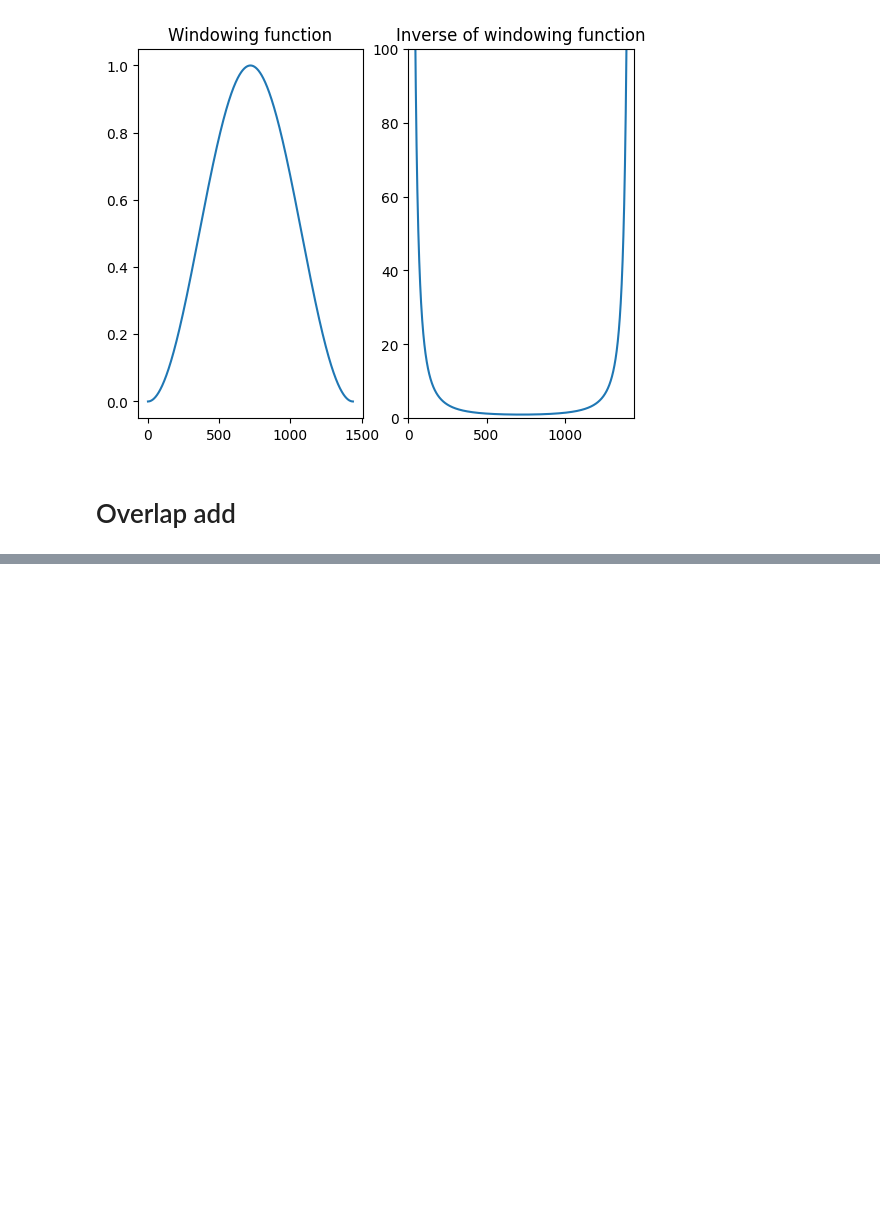
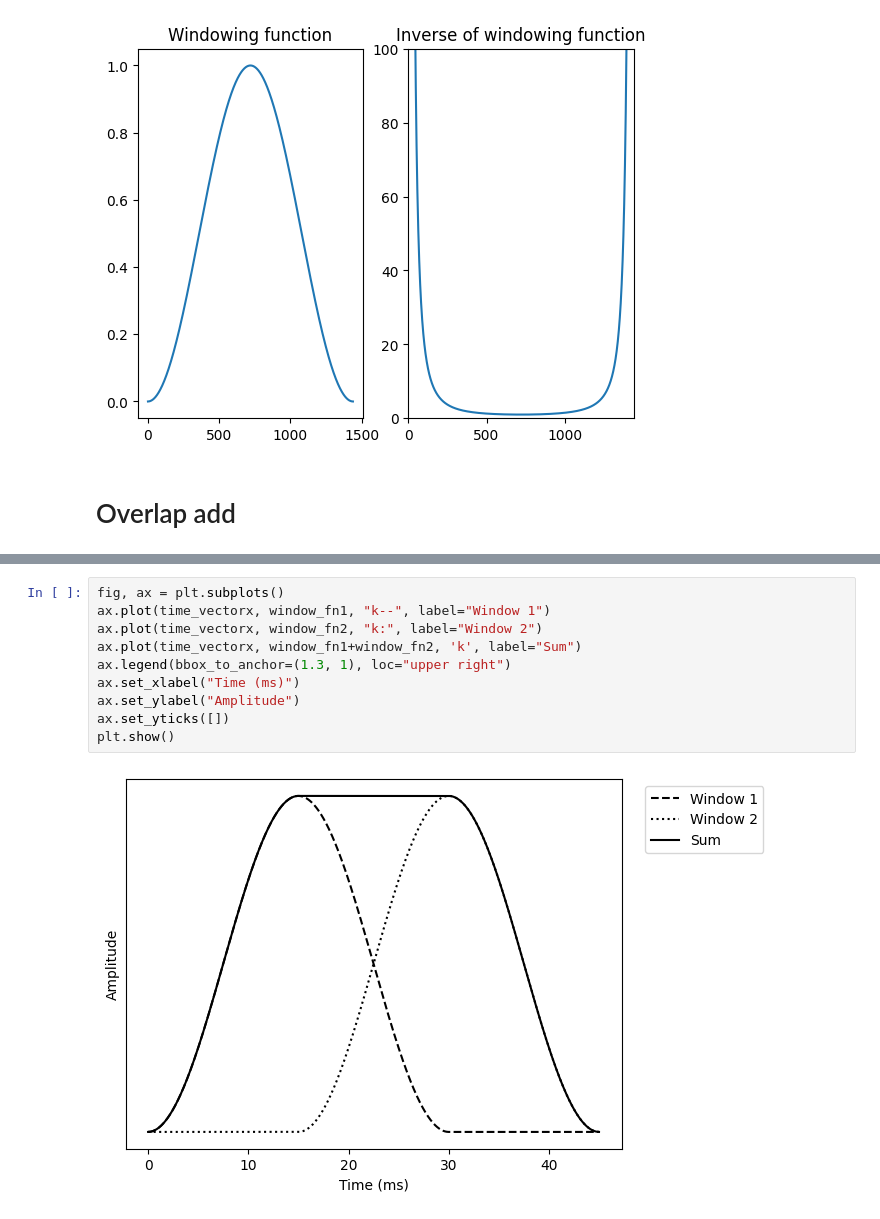
Before and after one commit to HeigatVu/practice-speech-processing, a Jupyter notebook: speech-representations/short-time_processing.ipynb, the cells around one changed output, grey strips where cells are left out. Saved outputs shown, nothing was run; the diff lists cells and outputs as text; blank space fills up the shorter version.

```diff
--- a/speech-representations/short-time_processing.ipynb
+++ b/speech-representations/short-time_processing.ipynb
@@ -55,0 +92,12 @@ time_vector2 = np.linspace(0, window_length_ms, window_length)+window_step_ms
+# %%
+fig, ax = plt.subplots()
+ax.plot(time_vectorx, window_fn1, "k--", label="Window 1")
+ax.plot(time_vectorx, window_fn2, "k:", label="Window 2")
+ax.plot(time_vectorx, window_fn1+window_fn2, 'k', label="Sum")
+ax.legend(bbox_to_anchor=(1.3, 1), loc="upper right")
+ax.set_xlabel("Time (ms)")
+ax.set_ylabel("Amplitude")
+ax.set_yticks([])
+plt.show()
+# %% [output]
+[figure, added]
```
Also changed, not shown: parts of 4 cells of this notebook.
